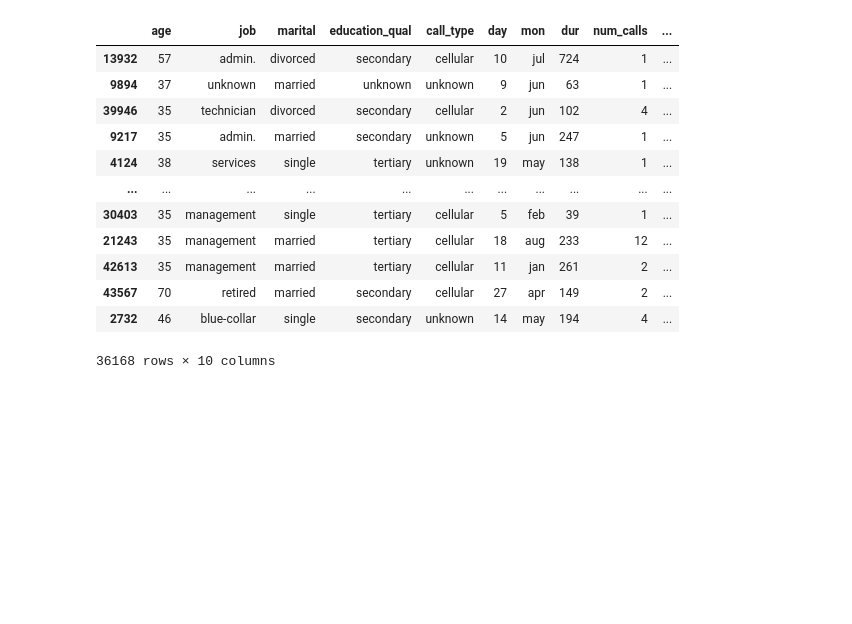
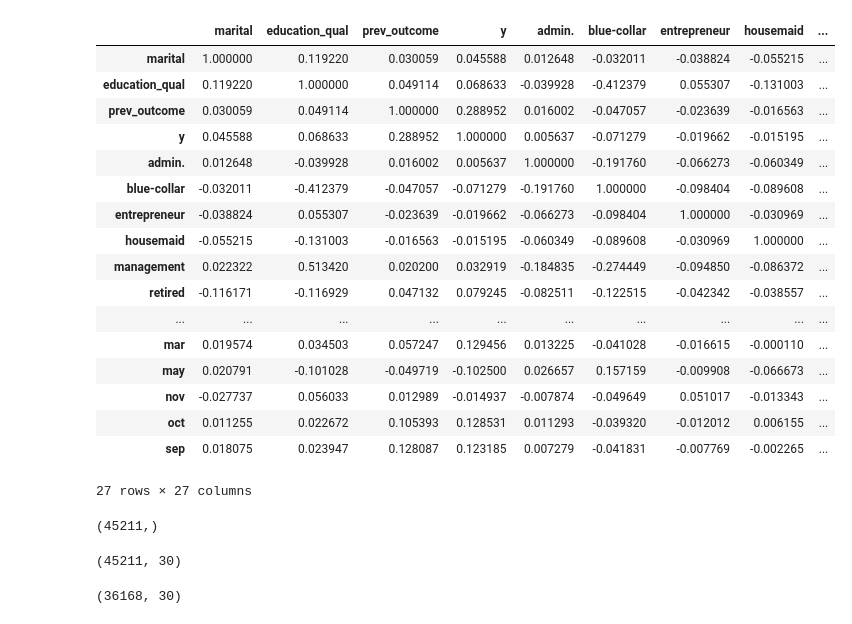
Before and after one commit to asifisa/customer_conversion_prediction, a Jupyter notebook: CustomerConversionPrediction.ipynb, the cells around one changed output. Saved outputs shown, nothing was run; the diff lists cells and outputs as text; code cells hidden in the pictures; blank space fills up the shorter version.

```diff
--- a/CustomerConversionPrediction.ipynb
+++ b/CustomerConversionPrediction.ipynb
@@ -147,0 +229,4 @@ X
+# %%
+feature_array = np.concatenate((encoded_job,encoded_mon),axis=1)
+# %%
+ohe_encoded = pd.DataFrame(feature_array, columns = features)
@@ -147,0 +241,2 @@ X
+# %%
+encoded_data = pd.concat((data_train, ohe_encoded),axis=1)
@@ -147,0 +259,2 @@ X
+# %%
+encoded_data = encoded_data.drop(['job','mon'],axis=1)
@@ -148,19 +292,38 @@ X
+# %%
+encoded_data.corr()
+# %% [output]
+|  | marital | education_qual | prev_outcome | y | admin. | blue-collar | entrepreneur | housemaid | ... |
+| marital | 1.000000 | 0.119220 | 0.030059 | 0.045588 | 0.012648 | -0.032011 | -0.038824 | -0.055215 | ... |
+| education_qual | 0.119220 | 1.000000 | 0.049114 | 0.068633 | -0.039928 | -0.412379 | 0.055307 | -0.131003 | ... |
+| prev_outcome | 0.030059 | 0.049114 | 1.000000 | 0.288952 | 0.016002 | -0.047057 | -0.023639 | -0.016563 | ... |
+| y | 0.045588 | 0.068633 | 0.288952 | 1.000000 | 0.005637 | -0.071279 | -0.019662 | -0.015195 | ... |
+| admin. | 0.012648 | -0.039928 | 0.016002 | 0.005637 | 1.000000 | -0.191760 | -0.066273 | -0.060349 | ... |
+| blue-collar | -0.032011 | -0.412379 | -0.047057 | -0.071279 | -0.191760 | 1.000000 | -0.098404 | -0.089608 | ... |
+| entrepreneur | -0.038824 | 0.055307 | -0.023639 | -0.019662 | -0.066273 | -0.098404 | 1.000000 | -0.030969 | ... |
+| housemaid | -0.055215 | -0.131003 | -0.016563 | -0.015195 | -0.060349 | -0.089608 | -0.030969 | 1.000000 | ... |
+| management | 0.022322 | 0.513420 | 0.020200 | 0.032919 | -0.184835 | -0.274449 | -0.094850 | -0.086372 | ... |
+| retired | -0.116171 | -0.116929 | 0.047132 | 0.079245 | -0.082511 | -0.122515 | -0.042342 | -0.038557 | ... |
+| ... | ... | ... | ... | ... | ... | ... | ... | ... | ... |
+| mar | 0.019574 | 0.034503 | 0.057247 | 0.129456 | 0.013225 | -0.041028 | -0.016615 | -0.000110 | ... |
+| may | 0.020791 | -0.101028 | -0.049719 | -0.102500 | 0.026657 | 0.157159 | -0.009908 | -0.066673 | ... |
+| nov | -0.027737 | 0.056033 | 0.012989 | -0.014937 | -0.007874 | -0.049649 | 0.051017 | -0.013343 | ... |
+| oct | 0.011255 | 0.022672 | 0.105393 | 0.128531 | 0.011293 | -0.039320 | -0.012012 | 0.006155 | ... |
+| sep | 0.018075 | 0.023947 | 0.128087 | 0.123185 | 0.007279 | -0.041831 | -0.007769 | -0.002265 | ... |
+27 rows × 27 columns
+# %%
+y=encoded_data['y']
+y.shape
+# %% [output]
+(45211,)
+# %%
+X=encoded_data.drop('y', axis=1)
+X.shape
+# %% [output]
+(45211, 30)
 # %%
 from sklearn.model_selection import train_test_split
 X_train,X_test,y_train,y_test = train_test_split(X,y,test_size=0.2,random_state=0)
 # %%
-X_train
+X_train.shape
 # %% [output]
-|  | age | job | marital | education_qual | call_type | day | mon | dur | num_calls | ... |
-| 13932 | 57 | admin. | divorced | secondary | cellular | 10 | jul | 724 | 1 | ... |
-| 9894 | 37 | unknown | married | unknown | unknown | 9 | jun | 63 | 1 | ... |
-| 39946 | 35 | technician | divorced | secondary | cellular | 2 | jun | 102 | 4 | ... |
-| 9217 | 35 | admin. | married | secondary | unknown | 5 | jun | 247 | 1 | ... |
-| 4124 | 38 | services | single | tertiary | unknown | 19 | may | 138 | 1 | ... |
-| ... | ... | ... | ... | ... | ... | ... | ... | ... | ... | ... |
-| 30403 | 35 | management | single | tertiary | cellular | 5 | feb | 39 | 1 | ... |
-| 21243 | 35 | management | married | tertiary | cellular | 18 | aug | 233 | 12 | ... |
-| 42613 | 35 | management | married | tertiary | cellular | 11 | jan | 261 | 2 | ... |
-| 43567 | 70 | retired | married | secondary | cellular | 27 | apr | 149 | 2 | ... |
-| 2732 | 46 | blue-collar | single | secondary | unknown | 14 | may | 194 | 4 | ... |
-36168 rows × 10 columns
+(36168, 30)
```
Also changed, not shown: parts of 85 cells of this notebook.
